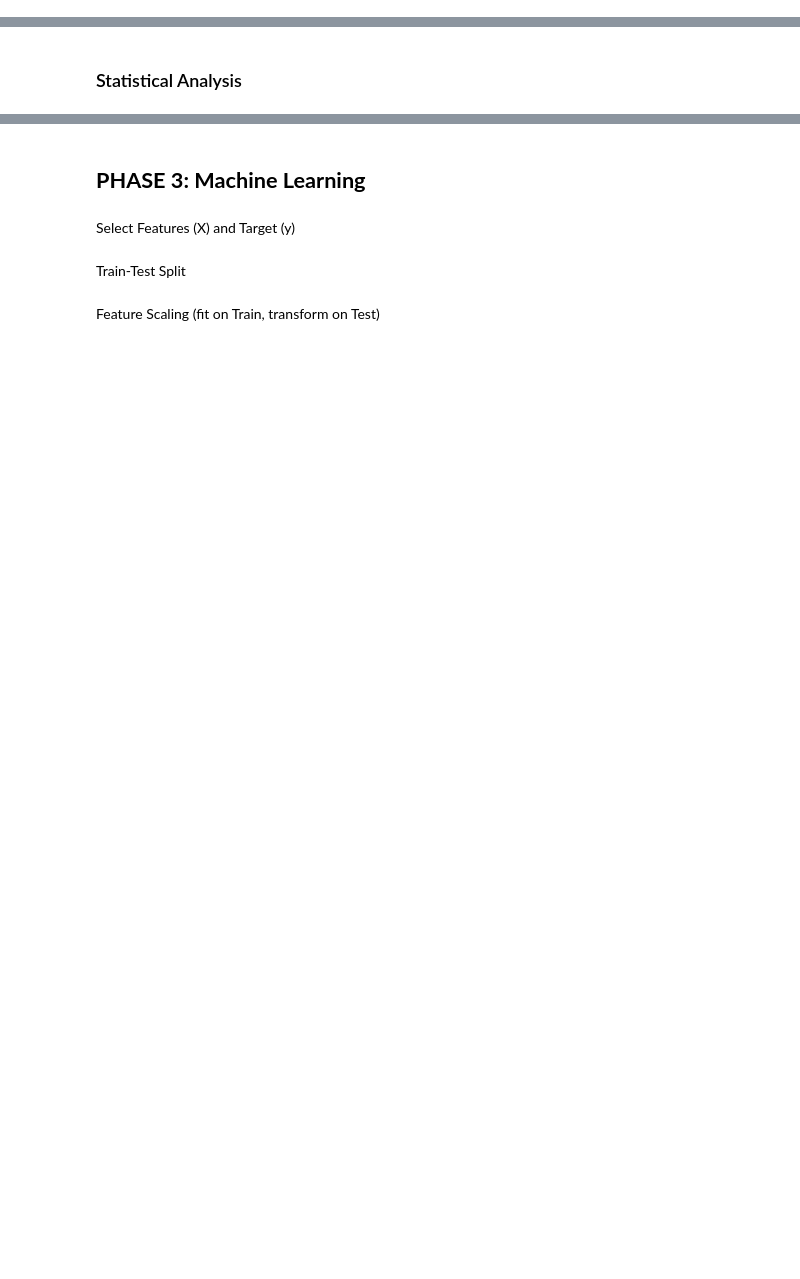
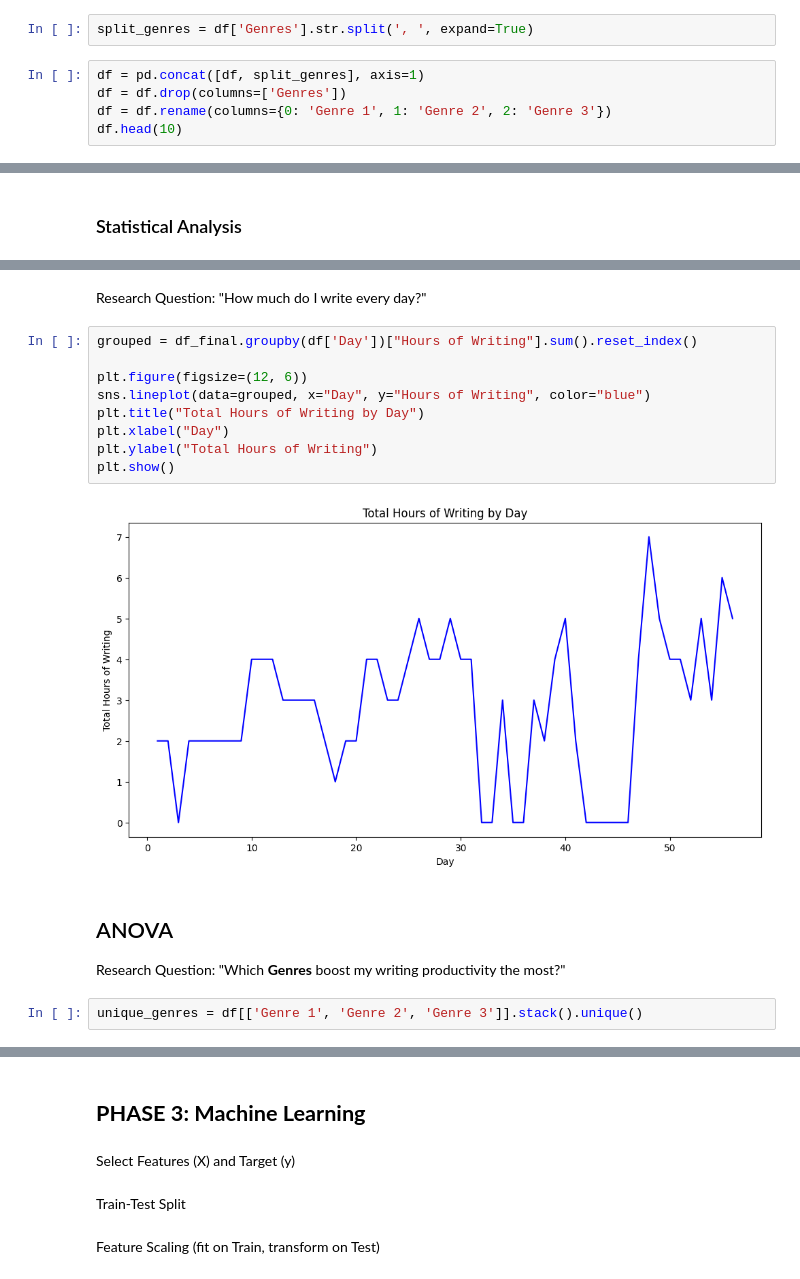
Before and after one commit to moridin04/Data-Science-Project, a Jupyter notebook: Data_Science_Project.ipynb, the cells around one changed output, grey strips where cells are left out. Cells and saved outputs as stored; diff of their text form; blank space fills up the shorter version.

```diff
--- a/Data_Science_Project.ipynb
+++ b/Data_Science_Project.ipynb
@@ -90,0 +251,7 @@ Visualization Tools
+# %%
+split_genres = df['Genres'].str.split(', ', expand=True)
+# %%
+df = pd.concat([df, split_genres], axis=1)
+df = df.drop(columns=['Genres'])
+df = df.rename(columns={0: 'Genre 1', 1: 'Genre 2', 2: 'Genre 3'})
+df.head(10)
@@ -104,0 +332,19 @@ Central Tendency (Mean, Median, Mode)
+# %% [markdown]
+Research Question: "How much do I write every day?"
+# %%
+grouped = df_final.groupby(df['Day'])["Hours of Writing"].sum().reset_index()
+
+plt.figure(figsize=(12, 6))
+sns.lineplot(data=grouped, x="Day", y="Hours of Writing", color="blue")
+plt.title("Total Hours of Writing by Day")
+plt.xlabel("Day")
+plt.ylabel("Total Hours of Writing")
+plt.show()
+# %% [output]
+[figure, added]
+# %% [markdown]
+## ANOVA
+
+Research Question: "Which **Genres** boost my writing productivity the most?"
+# %%
+unique_genres = df[['Genre 1', 'Genre 2', 'Genre 3']].stack().unique()
```
Also changed, not shown: parts of 82 cells of this notebook.
